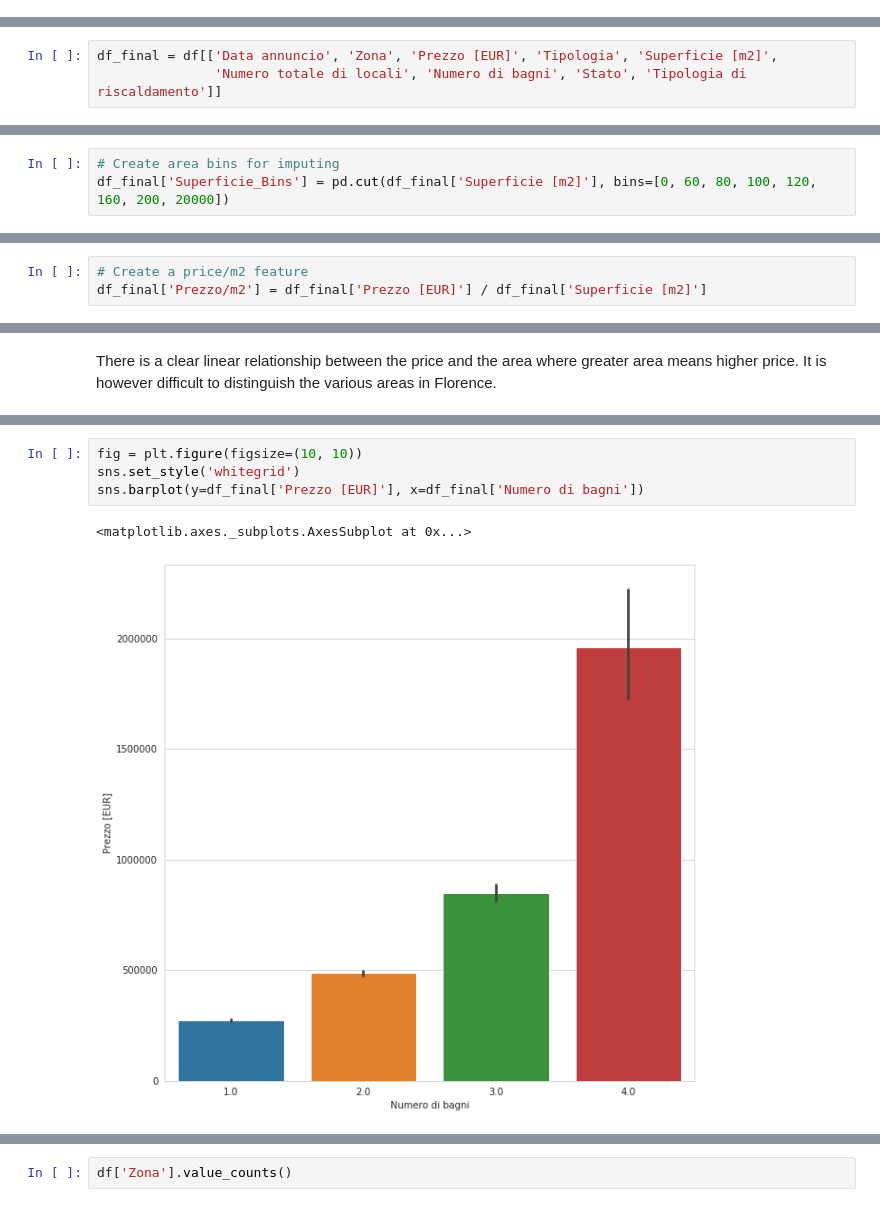
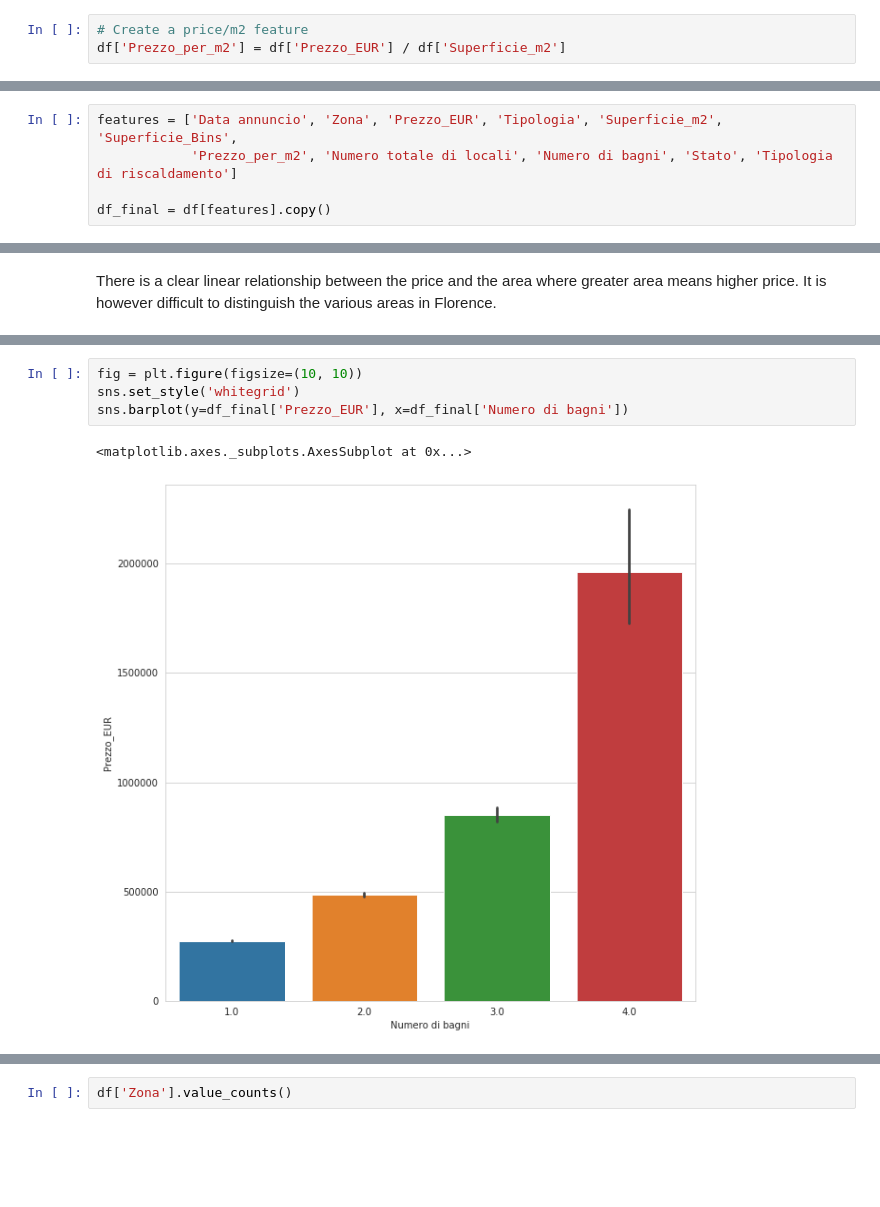
Before and after one commit to LazyEval/housing-prices-firenze, a Jupyter notebook: notebooks/1.0-LazyEval-data-cleaning.ipynb, the cells around one changed output, grey strips where cells are left out. Drawn from its saved outputs; the diff is of its cells as text; blank space fills up the shorter version.

Commit message:
Reorganize data cleaning notebook.

```diff
--- a/notebooks/1.0-LazyEval-data-cleaning.ipynb
+++ b/notebooks/1.0-LazyEval-data-cleaning.ipynb
@@ -512,3 +551,6 @@ df.loc[df['Numero totale di locali'].isna(), :].shape
+# %%
+# Create a price/m2 feature
+df['Prezzo_per_m2'] = df['Prezzo_EUR'] / df['Superficie_m2']
 # %%
 df.info()
 # %% [output]
@@ -532,5 +574,7 @@ memory usage: 2.3+ MB
 # %% [markdown]
 ### Selecting final features
 # %%
-df_final = df[['Data annuncio', 'Zona', 'Prezzo [EUR]', 'Tipologia', 'Superficie [m2]',
-               'Numero totale di locali', 'Numero di bagni', 'Stato', 'Tipologia di riscaldamento']]
+features = ['Data annuncio', 'Zona', 'Prezzo_EUR', 'Tipologia', 'Superficie_m2', 'Superficie_Bins',
+            'Prezzo_per_m2', 'Numero totale di locali', 'Numero di bagni', 'Stato', 'Tipologia di riscaldamento']
+
+df_final = df[features].copy()
@@ -620,3 +580,0 @@ memory usage: 1003.4+ KB
-# %%
-# Create area bins for imputing
-df_final['Superficie_Bins'] = pd.cut(df_final['Superficie [m2]'], bins=[0, 60, 80, 100, 120, 160, 200, 20000])
@@ -628,3 +580,0 @@ See the caveats in the documentation: https://pandas.pydata.org/pandas-docs/stab
-# %%
-# Create a price/m2 feature
-df_final['Prezzo/m2'] = df_final['Prezzo [EUR]'] / df_final['Superficie [m2]']
@@ -711,10 +656,10 @@ plt.xticks(rotation=90)
 # %%
 fig = plt.figure(figsize=(10, 10))
 sns.set_style('whitegrid')
-sns.barplot(y=df_final['Prezzo [EUR]'], x=df_final['Numero di bagni'])
+sns.barplot(y=df_final['Prezzo_EUR'], x=df_final['Numero di bagni'])
 # %% [output]
 <matplotlib.axes._subplots.AxesSubplot at 0x...>
-[figure, old version]
+[figure, new version]
 # %%
 gb_ordered = (df_final.loc[df_final['Zona']!='Non Specificato', :]
               .groupby(['Zona'])
```
Also changed, not shown: parts of 49 cells of this notebook.
